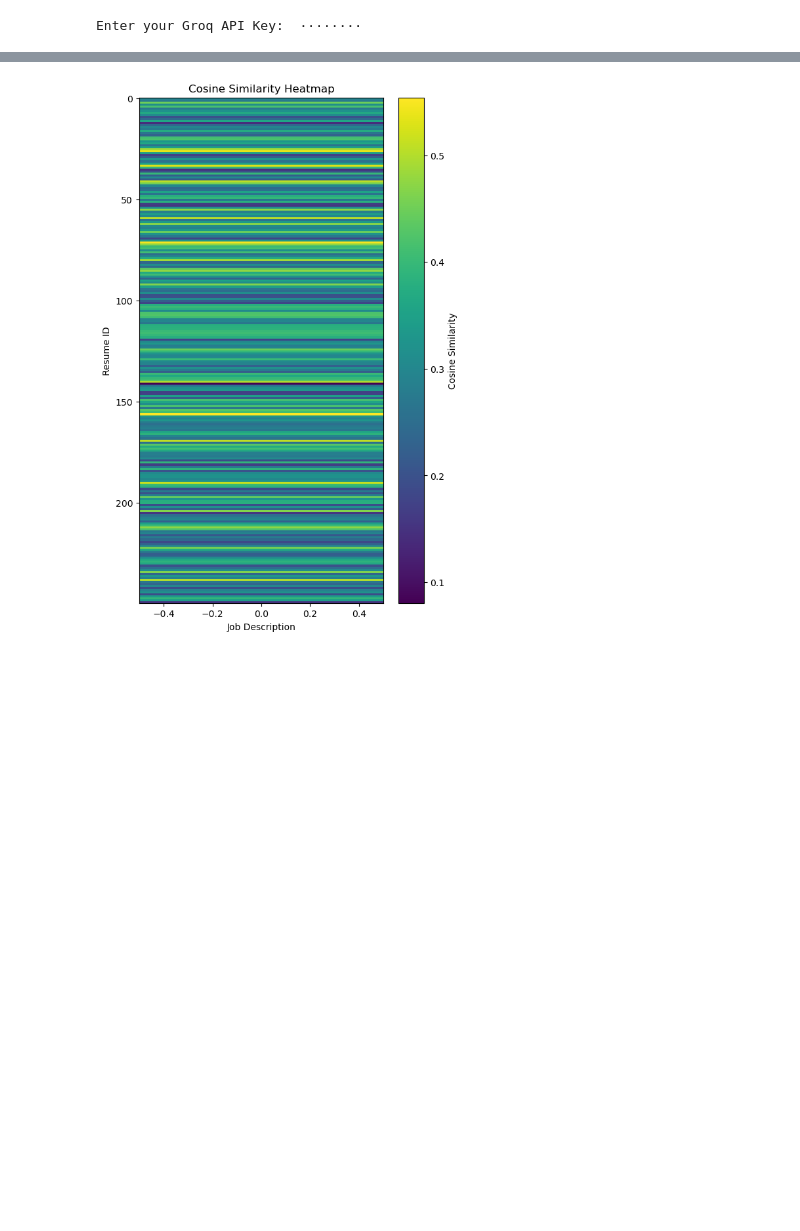
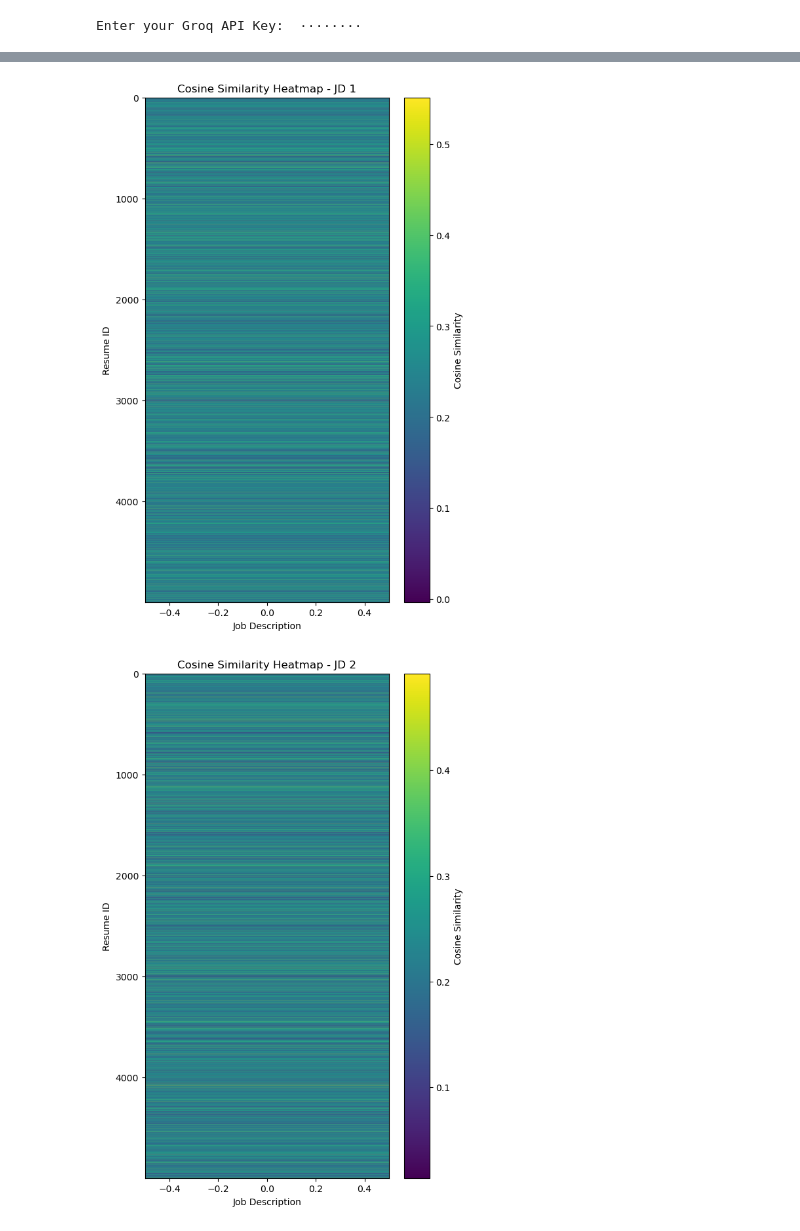
Before and after one commit to vivekvardhanreddykalvaug2025-ui/llm-resume-matcher, a Jupyter notebook: Resume matcher.ipynb, the cells around one changed output, grey strips where cells are left out. Drawn from its saved outputs; the diff is of its cells as text; code cells hidden in the pictures; blank space fills up the shorter version.

```diff
--- a/Resume matcher.ipynb
+++ b/Resume matcher.ipynb
@@ -416,0 +318,19 @@ university of dayton bachelor of science in management infomration systems is pr
+# %%
+jd_df = jd_df[
+    [
+        "Job Id",
+        "Job Title",
+        "Role",
+        "Experience",
+        "Qualifications",
+        "skills",
+        "Responsibilities",
+        "Job Description",
+    ]
+]
+# %%
+sample_jds = (
+    jd_df
+    .sample(n=10, random_state=42)
+    .reset_index(drop=True)
+)
@@ -586,29 +665,52 @@ results_df.to_csv("resume_evaluation_results.csv", index=False)
 # %%
 import numpy as np
 from sklearn.metrics.pairwise import cosine_similarity
 import matplotlib.pyplot as plt
 
+resume_embeddings = np.array(resume_embeddings)
 
-resume_embeddings = np.array(resume_embeddings)
-jd_embedding = np.array(jd_embedding)
+for i, jd in sample_jds.iterrows():
 
+    jd_text = f"""
+Job Title: {jd['Job Title']}
 
-similarities = cosine_similarity(
-    resume_embeddings,
-    jd_embedding.reshape(1, -1)
-)
+Role: {jd['Role']}
 
-plt.figure(figsize=(6, 10))
+Experience: {jd['Experience']}
 
-plt.imshow(similarities, aspect="auto", cmap="viridis")
+Qualifications:
+{jd['Qualifications']}
 
-plt.colorbar(label="Cosine Similarity")
+Skills:
+{jd['skills']}
 
-plt.xlabel("Job Description")
-plt.ylabel("Resume ID")
+Responsibilities:
+{jd['Responsibilities']}
 
-plt.title("Cosine Similarity Heatmap")
+Job Description:
+{jd['Job Description']}
+"""
 
-plt.show()
+    jd_embedding = model.encode(jd_text)
+    jd_embedding = np.array(jd_embedding)
+
+    similarities = cosine_similarity(
+        resume_embeddings,
+        jd_embedding.reshape(1, -1)
+    )
+
+    plt.figure(figsize=(6, 10))
+
+    plt.imshow(similarities, aspect="auto", cmap="viridis")
+
+    plt.colorbar(label="Cosine Similarity")
+
+    plt.xlabel("Job Description")
+    plt.ylabel("Resume ID")
+
+    plt.title(f"Cosine Similarity Heatmap - JD {i+1}")
+
+    plt.show()
 # %% [output]
-[figure, old version]
+[figure, new version]
+[figure, added]
```
Also changed, not shown: parts of 21 cells of this notebook, 11 other files.
